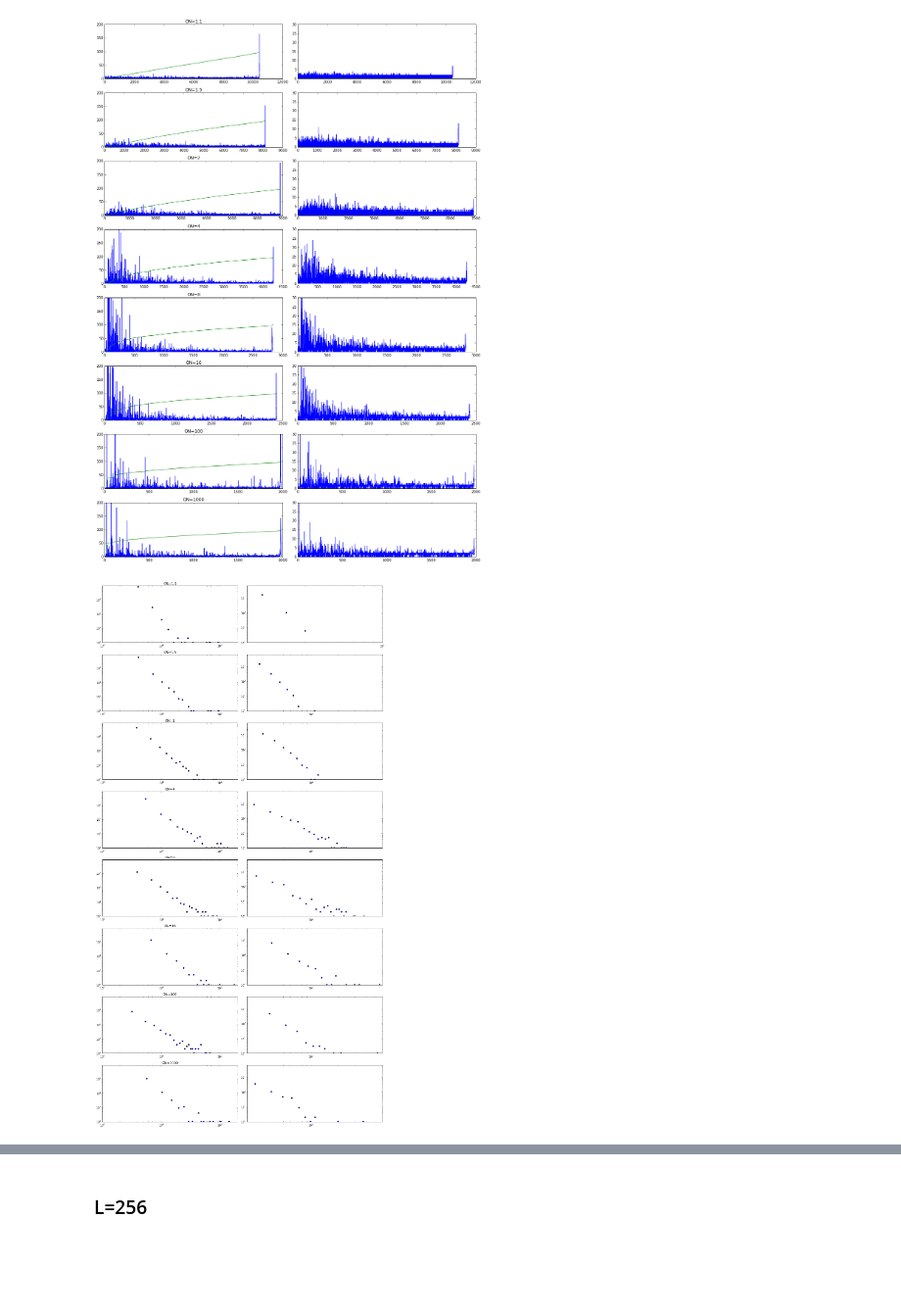
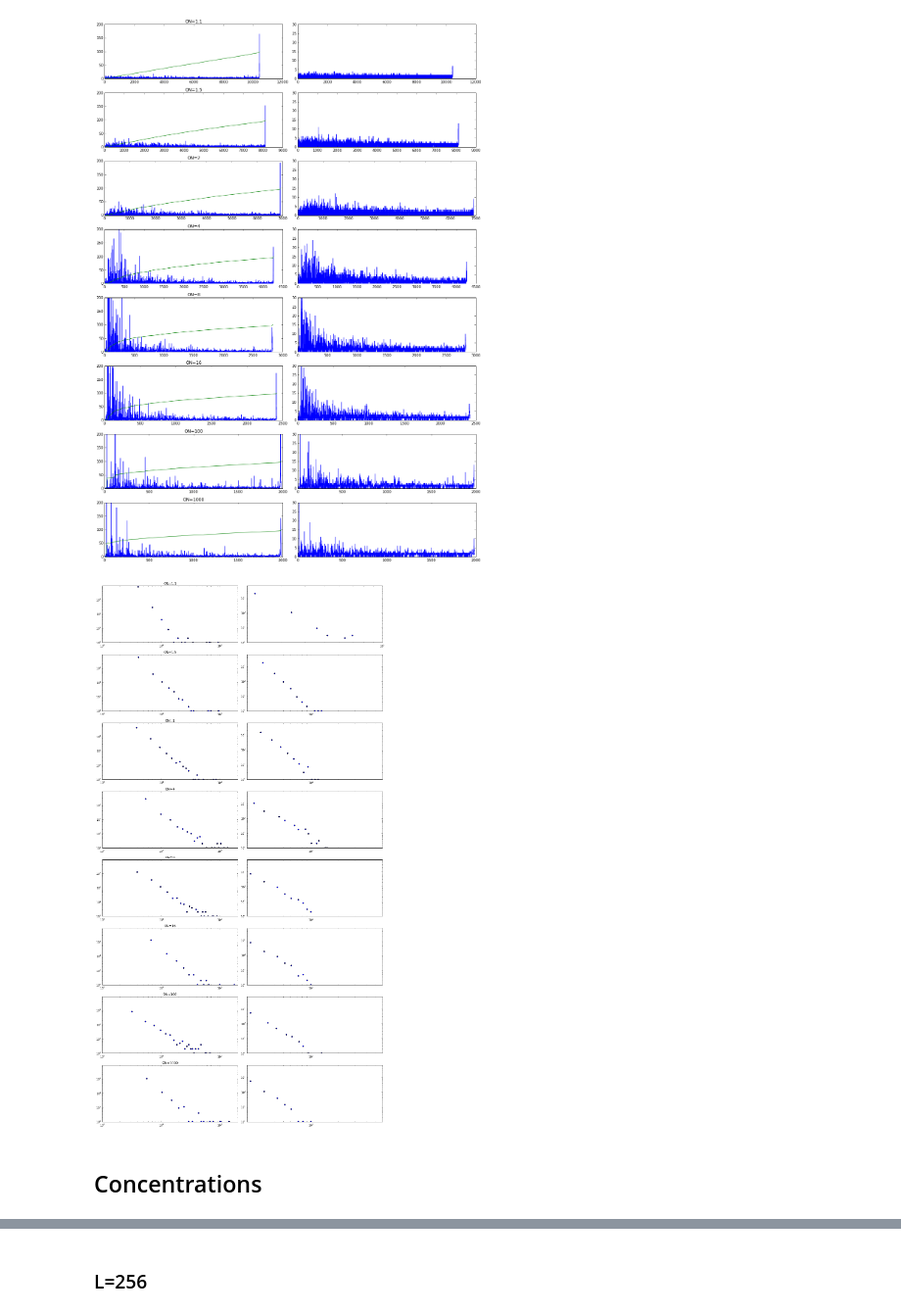
Before and after one commit to forrestsheldon/memNets, a Jupyter notebook: Memristor_Fuse_Data.ipynb, the cells around one changed output, grey strips where cells are left out. Shown at 98% size. Cells and saved outputs as stored; diff of their text form; code cells hidden in the pictures; blank space fills up the shorter version.

Commit message:
Added plots of much data and need to improve output in Reversible Fuse Networks

```diff
--- a/Memristor_Fuse_Data.ipynb
+++ b/Memristor_Fuse_Data.ipynb
@@ -124,41 +124,49 @@ fig.tight_layout()
 [figure]
 # %%
 avalanches_L128_p6_ON1_1 = avalanches_L128_p6_ON1_1[500:]
+steps_L128_p6_ON1_1 = steps_L128_p6_ON1_1[500:]
 hist_L128_p6_ON1_1, bins_L128_p6_ON1_1 = np.histogram(avalanches_L128_p6_ON1_1[
                                          np.logical_and(avalanches_L128_p6_ON1_1>0, avalanches_L128_p6_ON1_1<100)], bins=30)
 hist_steps_L128_p6_ON1_1, bins_steps_L128_p6_ON1_1 = np.histogram(steps_L128_p6_ON1_1[avalanches_L128_p6_ON1_1>0], bins=10)
 
 avalanches_L128_p6_ON1_5 = avalanches_L128_p6_ON1_5[500:]
+steps_L128_p6_ON1_5 = steps_L128_p6_ON1_5[500:]
 hist_L128_p6_ON1_5, bins_L128_p6_ON1_5 = np.histogram(avalanches_L128_p6_ON1_5[
                                          np.logical_and(avalanches_L128_p6_ON1_5>0, avalanches_L128_p6_ON1_5<100)], bins=30)
 hist_steps_L128_p6_ON1_5, bins_steps_L128_p6_ON1_5 = np.histogram(steps_L128_p6_ON1_5[avalanches_L128_p6_ON1_5>0], bins=12)
 
 avalanches_L128_p6_ON2 = avalanches_L128_p6_ON2[500:]
+steps_L128_p6_ON2 = steps_L128_p6_ON2[500:]
 hist_L128_p6_ON2, bins_L128_p6_ON2 = np.histogram(avalanches_L128_p6_ON2[
                                          np.logical_and(avalanches_L128_p6_ON2>0, avalanches_L128_p6_ON2<100)], bins=30)
 hist_steps_L128_p6_ON2, bins_steps_L128_p6_ON2 = np.histogram(steps_L128_p6_ON2[avalanches_L128_p6_ON2>0], bins=12)
 
 avalanches_L128_p6_ON4 = avalanches_L128_p6_ON4[500:]
+steps_L128_p6_ON4 = steps_L128_p6_ON4[500:]
 hist_L128_p6_ON4, bins_L128_p6_ON4 = np.histogram(avalanches_L128_p6_ON4[
                                          np.logical_and(avalanches_L128_p6_ON4>0, avalanches_L128_p6_ON4<200)], bins=30)
 hist_steps_L128_p6_ON4, bins_steps_L128_p6_ON4 = np.histogram(steps_L128_p6_ON4[avalanches_L128_p6_ON4>0], bins=20)
 
 avalanches_L128_p6_ON8 = avalanches_L128_p6_ON8[500:]
+steps_L128_p6_ON8 = steps_L128_p6_ON8[500:]
 hist_L128_p6_ON8, bins_L128_p6_ON8 = np.histogram(avalanches_L128_p6_ON8[
                                          np.logical_and(avalanches_L128_p6_ON8>0, avalanches_L128_p6_ON8<200)], bins=30)
 hist_steps_L128_p6_ON8, bins_steps_L128_p6_ON8 = np.histogram(steps_L128_p6_ON8[avalanches_L128_p6_ON8>0], bins=30)
 
 avalanches_L128_p6_ON16 = avalanches_L128_p6_ON16[500:]
+steps_L128_p6_ON16 = steps_L128_p6_ON16[500:]
 hist_L128_p6_ON16, bins_L128_p6_ON16 = np.histogram(avalanches_L128_p6_ON16[
                                          np.logical_and(avalanches_L128_p6_ON16>0, avalanches_L128_p6_ON16<200)], bins=30)
 hist_steps_L128_p6_ON16, bins_steps_L128_p6_ON16 = np.histogram(steps_L128_p6_ON16[avalanches_L128_p6_ON16>0], bins=30)
 
 avalanches_L128_p6_ON100 = avalanches_L128_p6_ON100[500:]
+steps_L128_p6_ON100 = steps_L128_p6_ON100[500:]
 hist_L128_p6_ON100, bins_L128_p6_ON100 = np.histogram(avalanches_L128_p6_ON100[
                                          np.logical_and(avalanches_L128_p6_ON100>0, avalanches_L128_p6_ON100<200)], bins=30)
 hist_steps_L128_p6_ON100, bins_steps_L128_p6_ON100 = np.histogram(steps_L128_p6_ON100[avalanches_L128_p6_ON100>0], bins=30)
 
 avalanches_L128_p6_ON1000 = avalanches_L128_p6_ON1000[500:]
+steps_L128_p6_ON1000 = steps_L128_p6_ON1000[500:]
 hist_L128_p6_ON1000, bins_L128_p6_ON1000 = np.histogram(avalanches_L128_p6_ON1000[
                                          np.logical_and(avalanches_L128_p6_ON1000>0, avalanches_L128_p6_ON1000<200)], bins=30)
 hist_steps_L128_p6_ON1000, bins_steps_L128_p6_ON1000 = np.histogram(steps_L128_p6_ON1000[avalanches_L128_p6_ON1000>0], bins=30)
@@ -219,31 +227,33 @@ ax[5,1].scatter(bins_steps_L128_p6_ON16[1:], hist_steps_L128_p6_ON16)
 ax[5,1].set_xlim(2, 60)
 ax[5,1].set_ylim(1, 6500)
 
 ax[6,0].scatter(bins_L128_p6_ON100[1:], hist_L128_p6_ON100, c='b')
 ax[6,0].set_title('ON=100')
 ax[6,0].set_xlim(1, 200)
 ax[6,0].set_ylim(1, 9000)
 
 ax[6,1].scatter(bins_steps_L128_p6_ON100[1:], hist_steps_L128_p6_ON100)
 ax[6,1].set_xlim(2, 60)
 ax[6,1].set_ylim(1, 6500)
 
 ax[7,0].scatter(bins_L128_p6_ON1000[1:], hist_L128_p6_ON1000, c='b')
 ax[7,0].set_title('ON=1000')
 ax[7,0].set_xlim(1, 200)
 ax[7,0].set_ylim(1, 9000)
 
 ax[7,1].scatter(bins_steps_L128_p6_ON1000[1:], hist_steps_L128_p6_ON1000)
 ax[7,1].set_xlim(2, 60)
 ax[7,1].set_ylim(1, 6500)
 
 
 for plot_row in ax:
     for a in plot_row:
         a.set_xscale('log')
         a.set_yscale('log')
 
 
 fig.tight_layout()
 # %% [output]
-[figure, old version]
+[figure, new version]
+# %% [markdown]
+## Concentrations
```
Also changed, not shown: parts of 12 cells of this notebook, 1 other file.
